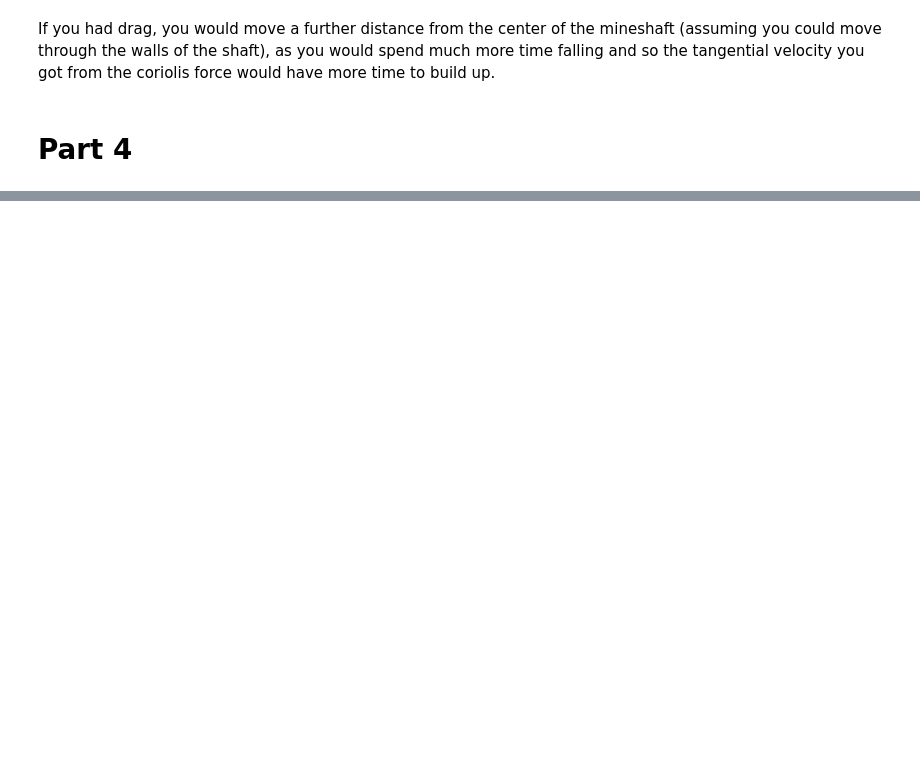
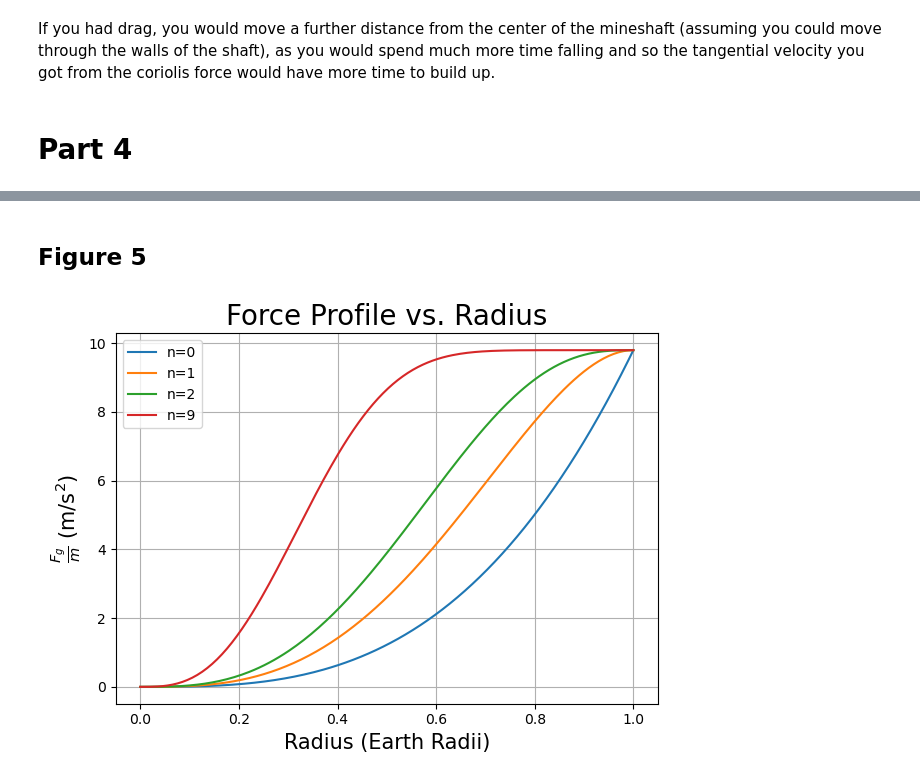
Before and after one commit to MatthewPrem/PHYS265-spring25, a Jupyter notebook: Lab2/Lab 2.ipynb, the cells around one changed output, grey strips where cells are left out. Drawn from its saved outputs; the diff is of its cells as text; code cells hidden in the pictures; blank space fills up the shorter version.

```diff
--- a/Lab2/Lab 2.ipynb
+++ b/Lab2/Lab 2.ipynb
@@ -264,0 +339,19 @@ ax.plot(denseT, soln.sol(denseT)[0])
+# %% [markdown]
+## Figure 5
+# %%
+fig, ax = plt.subplots(1,1)
+for n in ns:
+    Mass = M(Re, 1, n)
+    rho0=Me/Mass
+    aS = np.zeros_like(rs)
+    for i in range(len(rs)):
+        aS[i] = G*M(rs[i],rho0,n)/Re**2
+    ax.plot(rs/Re, aS, label=f"n={n}")
+ax.legend()
+ax.set_title("Force Profile vs. Radius", fontsize=20)
+ax.set_xlabel("Radius (Earth Radii)", fontsize=15)
+ax.set_ylabel("$\\frac{F_g}{m}$ (m/s$^2$)", fontsize=15)
+ax.grid()
+fig.tight_layout()
+# %% [output]
+[figure, added]
```
Also changed, not shown: parts of 20 cells of this notebook.
